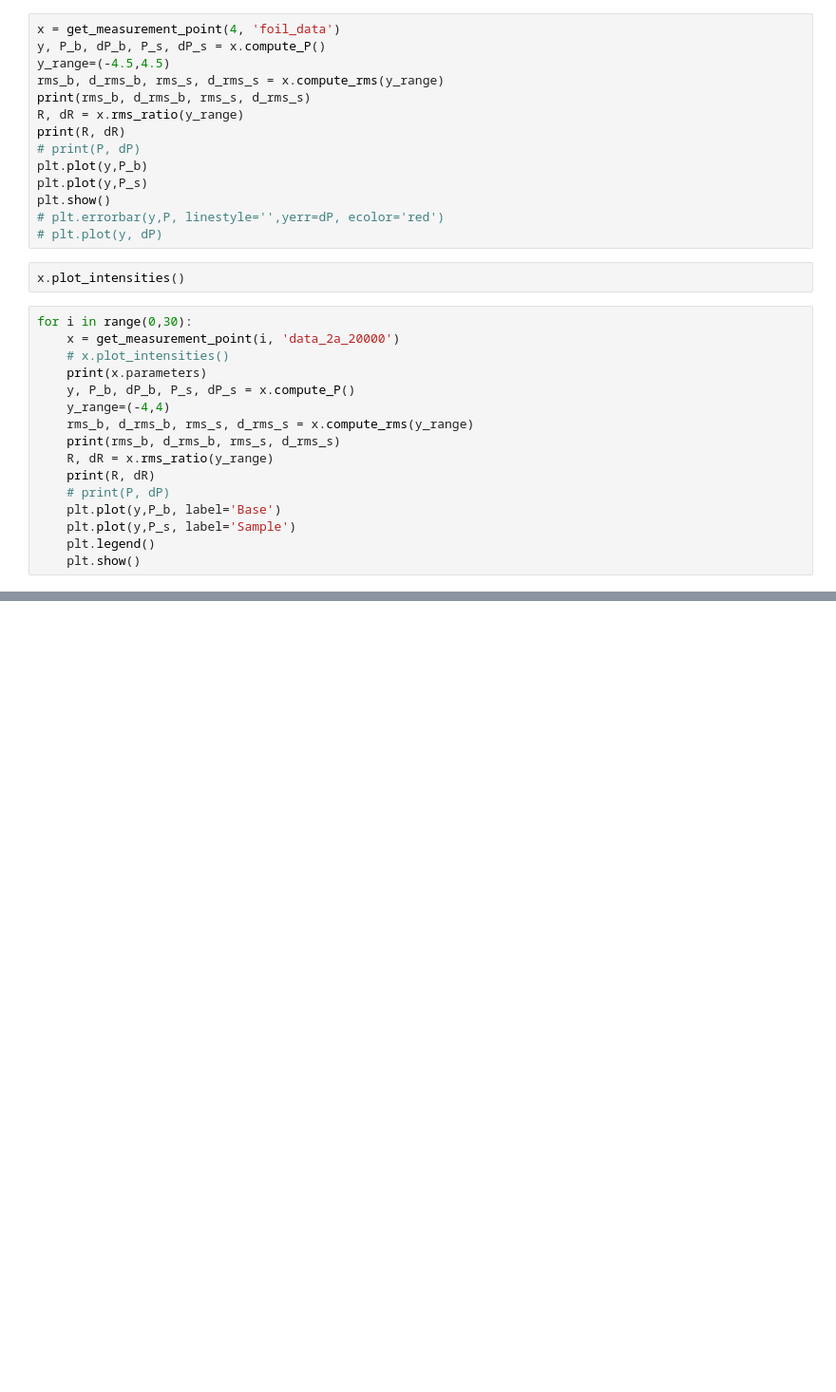
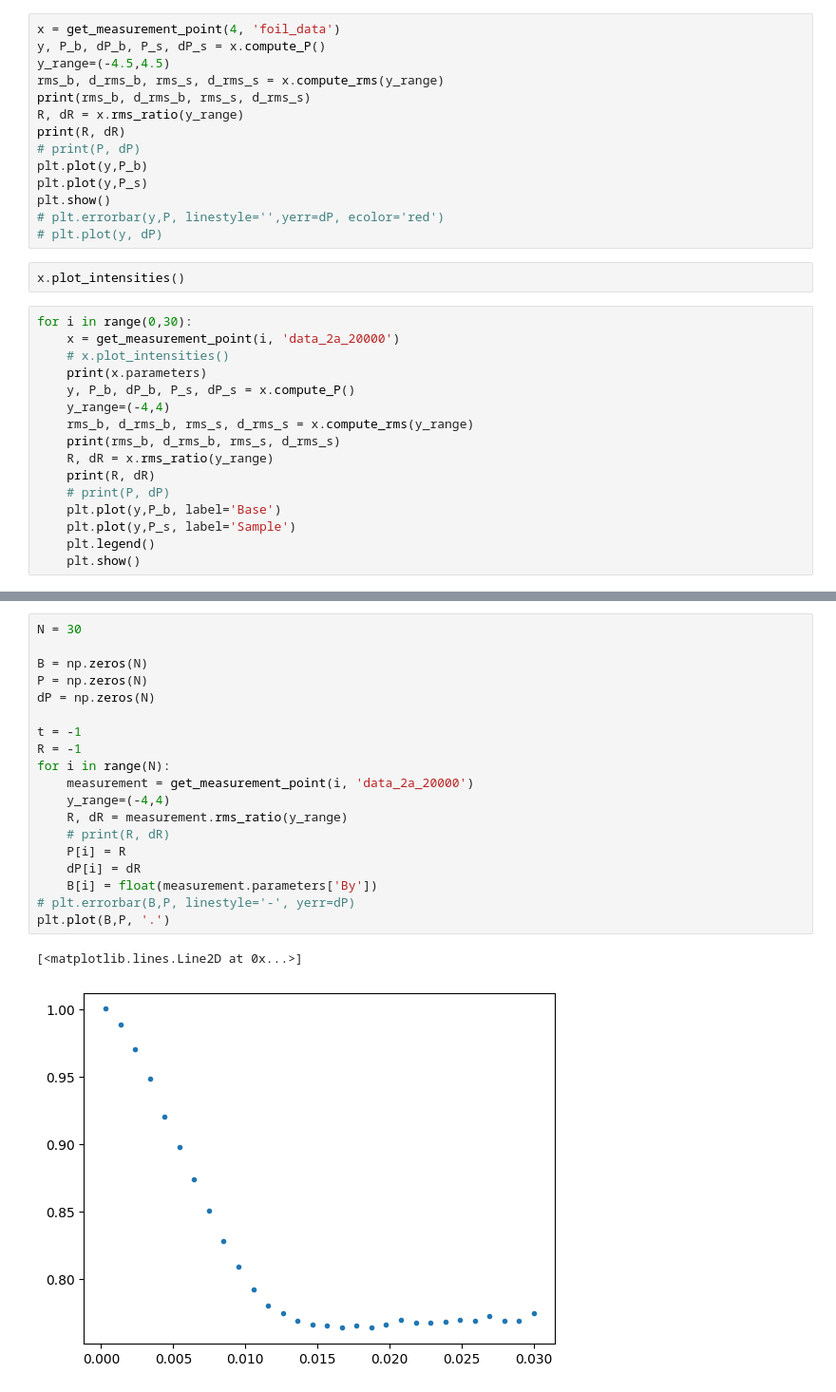
Before and after one commit to McStasMcXtrace/semsans, a Jupyter notebook: semsans-fit-gauss.ipynb, the cells around one changed output, grey strips where cells are left out. Shown at 95% size. Drawn from its saved outputs; the diff is of its cells as text; blank space fills up the shorter version.

```diff
--- a/semsans-fit-gauss.ipynb
+++ b/semsans-fit-gauss.ipynb
@@ -246,0 +253,22 @@ plt.plot(B,P, '.')
+# %%
+N = 30
+
+B = np.zeros(N)
+P = np.zeros(N)
+dP = np.zeros(N)
+
+t = -1
+R = -1
+for i in range(N):
+    measurement = get_measurement_point(i, 'data_2a_20000')
+    y_range=(-4,4)
+    R, dR = measurement.rms_ratio(y_range)
+    # print(R, dR)
+    P[i] = R
+    dP[i] = dR
+    B[i] = float(measurement.parameters['By'])
+# plt.errorbar(B,P, linestyle='-', yerr=dP)
+plt.plot(B,P, '.')
+# %% [output]
+[<matplotlib.lines.Line2D at 0x...>]
+[figure, added]
```
Also changed, not shown: parts of 1 cell of this notebook, 5 other files.
